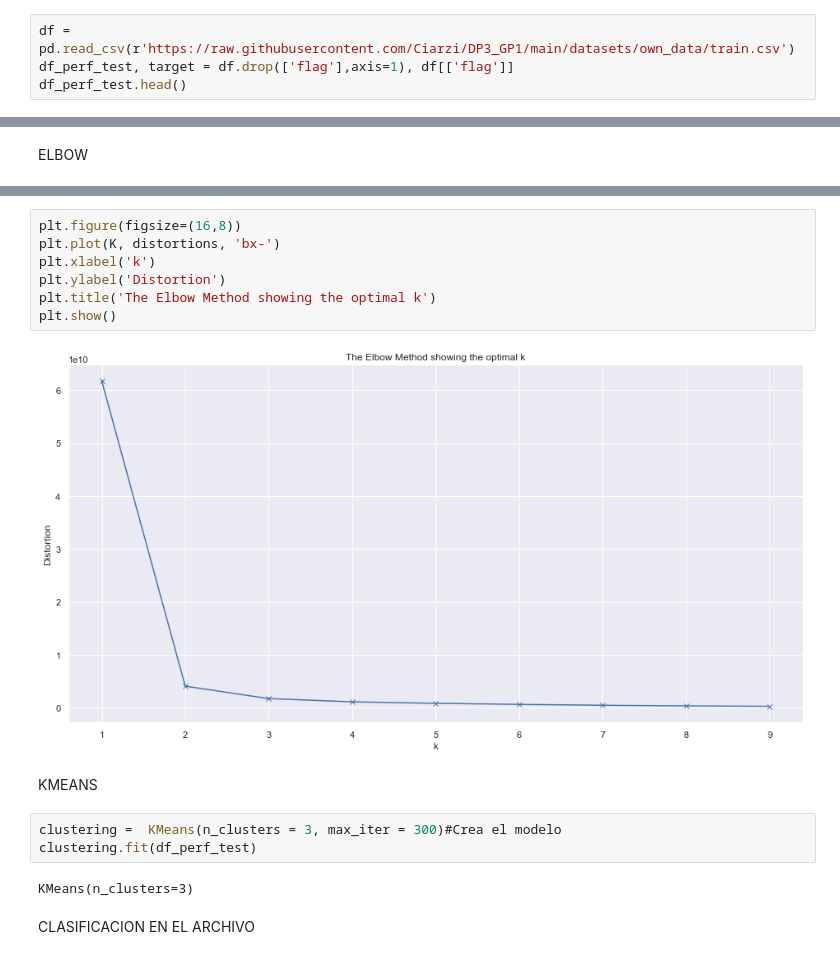
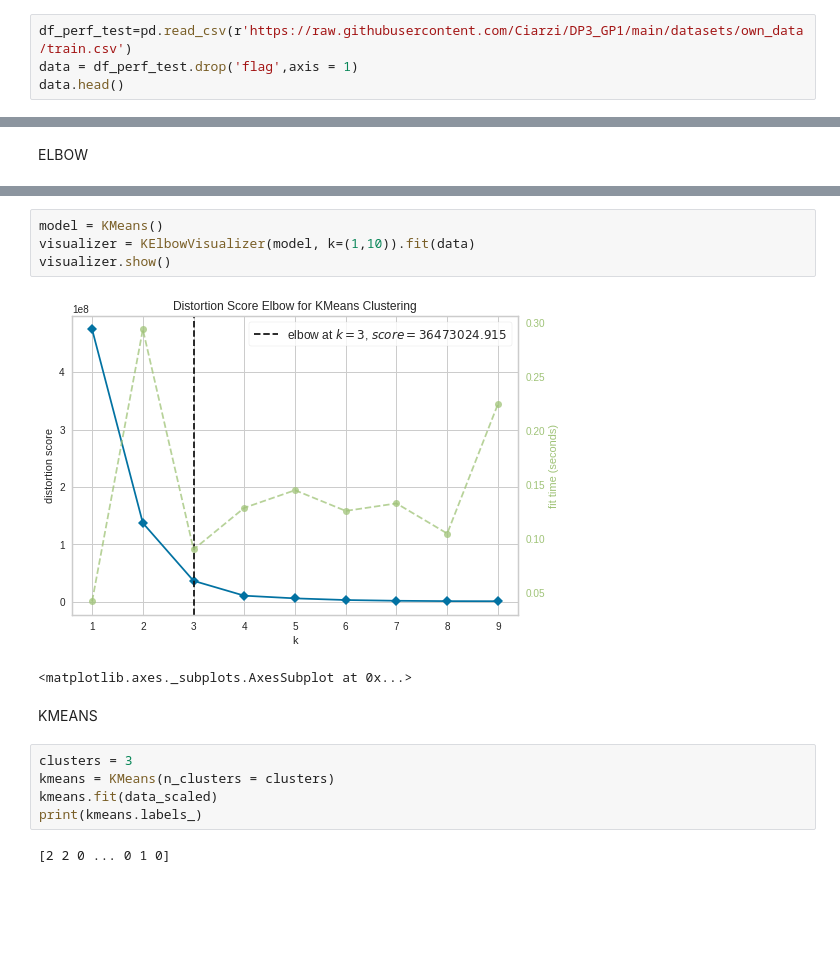
Before and after one commit to Ciarzi/DP3_GP1, a Jupyter notebook: codigo/3_clusterizacion.ipynb, the cells around one changed output, grey strips where cells are left out. Cells and saved outputs as stored; diff of their text form; blank space fills up the shorter version.

Commit message:
changing clusterization

```diff
--- a/codigo/3_clusterizacion.ipynb
+++ b/codigo/3_clusterizacion.ipynb
@@ -9,7 +13,7 @@ from sklearn.cluster import KMeans
 # %%
-df = pd.read_csv(r'https://raw.githubusercontent.com/Ciarzi/DP3_GP1/main/datasets/own_data/train.csv')
-df_perf_test, target = df.drop(['flag'],axis=1), df[['flag']]
-df_perf_test.head()
+df_perf_test=pd.read_csv(r'https://raw.githubusercontent.com/Ciarzi/DP3_GP1/main/datasets/own_data/train.csv')
+data = df_perf_test.drop('flag',axis = 1)
+data.head()
 # %% [output]
 |  | loannumber | historial | referido | age | due_per_day | interes | cuenta_corriente | cuenta_otra | ... |
 | 0 | 12 | 0 | 1 | 50 | 1150 | 15.00 | 0 | 1 | ... |
@@ -33,19 +44,17 @@ for k in K:
-# %%
-plt.figure(figsize=(16,8))
-plt.plot(K, distortions, 'bx-')
-plt.xlabel('k')
-plt.ylabel('Distortion')
-plt.title('The Elbow Method showing the optimal k')
-plt.show()
-# %% [output]
-[figure, removed]
+# %%
+model = KMeans()
+visualizer = KElbowVisualizer(model, k=(1,10)).fit(data)
+visualizer.show()
+# %% [output]
+[figure, added]
+<matplotlib.axes._subplots.AxesSubplot at 0x...>
 # %% [markdown]
 KMEANS
-# %%
-clustering =  KMeans(n_clusters = 3, max_iter = 300)#Crea el modelo
-clustering.fit(df_perf_test)
-# %% [output]
-KMeans(n_clusters=3)
-# %% [markdown]
-CLASIFICACION EN EL ARCHIVO
+# %%
+clusters = 3
+kmeans = KMeans(n_clusters = clusters)
+kmeans.fit(data_scaled)
+print(kmeans.labels_)
+# %% [output]
+[2 2 0 ... 0 1 0]
 # %%
```
Also changed, not shown: parts of 17 cells of this notebook, 2 other files.
